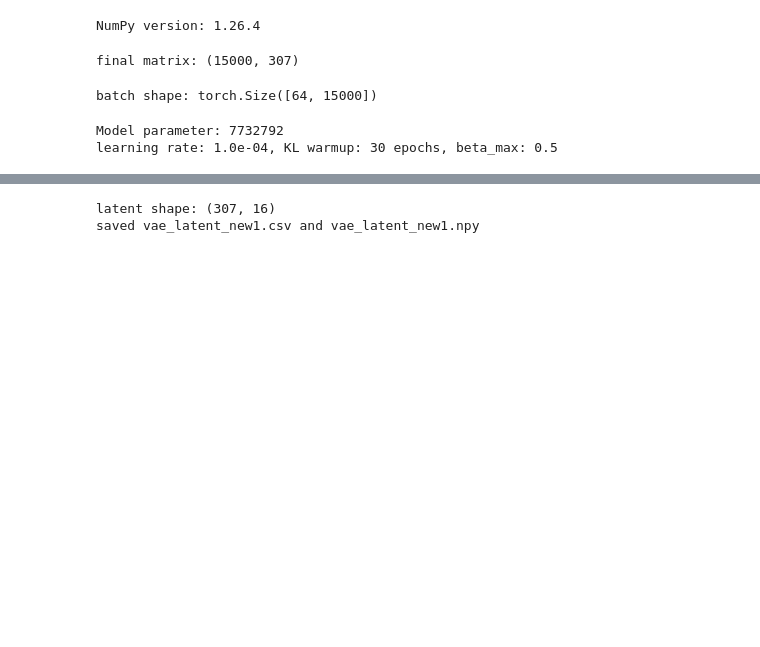
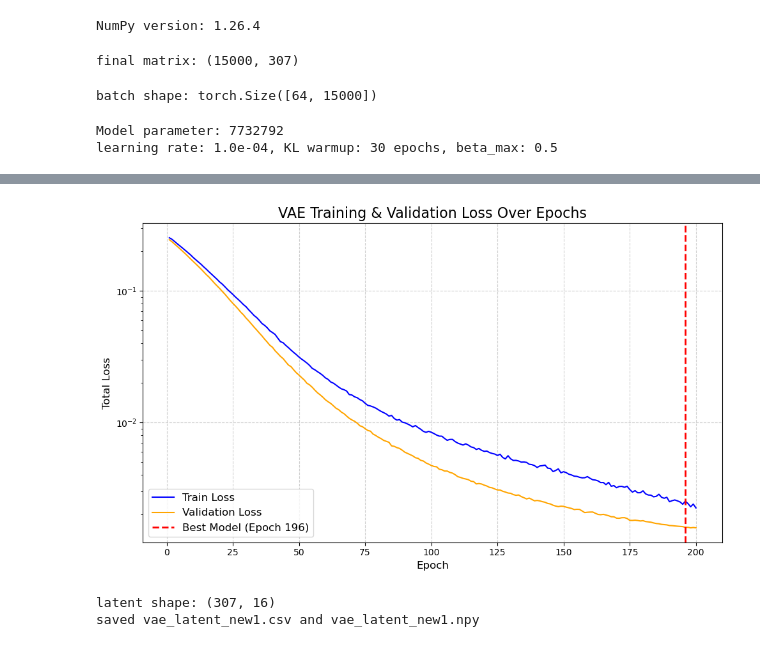
Before and after one commit to christinaruilin/VAE_clustering_model, a Jupyter notebook: VAEModel/VAE.ipynb, the cells around one changed output, grey strips where cells are left out. Drawn from its saved outputs; the diff is of its cells as text; code cells hidden in the pictures; blank space fills up the shorter version.

```diff
--- a/VAEModel/VAE.ipynb
+++ b/VAEModel/VAE.ipynb
@@ -22,9 +22,9 @@ print('NumPy version:', np.__version__)
 NumPy version: 1.26.4
 # %%
 from scipy import sparse
-tfidf_sparse = sparse.load_npz('preprocessed_cutntag_final2.npz')
-cell_names = Path('filtered_cells_final2.txt').read_text().splitlines()
-peak_names = Path('filtered_peaks_final2.txt').read_text().splitlines()
+tfidf_sparse = sparse.load_npz('/Users/christina/Desktop/ResearchBioe/New_preprocessing_method_train01/preprocessed_cutntag_final2.npz')
+cell_names = Path('/Users/christina/Desktop/ResearchBioe/New_preprocessing_method_train01/filtered_cells_final2.txt').read_text().splitlines()
+peak_names = Path('/Users/christina/Desktop/ResearchBioe/New_preprocessing_method_train01/filtered_peaks_final2.txt').read_text().splitlines()
 
 print('final matrix:', tfidf_sparse.shape)
 # %% [output]
@@ -219,0 +220,83 @@ Epoch 200/200 | Train: 0.0028 | Val: 0.0015 | Beta: 0.50
+# %%
+# Step 12：training loop with KL warmup and early stopping
+best_val = float('inf')
+best_epoch = 0
+epochs_since_improve = 0
+
+
+train_loss_history = []
+val_loss_history = []
+
+
+for epoch in range(1, num_epochs + 1):
+    model.train()
+    train_losses = []
+    for batch in train_loader:
+        batch = batch.to(device)
+        optimizer.zero_grad()
+        recon, mu, logvar = model(batch)
+        loss = vae_loss(recon, batch, mu, logvar, beta=beta)
+        loss.backward()
+        torch.nn.utils.clip_grad_norm_(model.parameters(), max_norm=1.0)
+        optimizer.step()
+        train_losses.append(loss.item())
+
+    model.eval()
+    val_losses = []
+    with torch.no_grad():
+        for batch in val_loader:
+            batch = batch.to(device)
+            recon, mu, logvar = model(batch)
+            val_loss = vae_loss(recon, batch, mu, logvar, beta=beta)
+            val_losses.append(val_loss.item())
+
+    train_loss = float(np.mean(train_losses))
+    val_loss = float(np.mean(val_losses))
+
+
+    train_loss_history.append(train_loss)
+    val_loss_history.append(val_loss)
+
+
+    print(f'Epoch {epoch:03d}/{num_epochs} | Train: {train_loss:.4f} | Val: {val_loss:.4f} | Beta: {beta:.2f}')
+
+    if val_loss < best_val - 1e-4:
+        best_val = val_loss
+        best_epoch = epoch
+        torch.save(model.state_dict(), best_state_path)
+        epochs_since_improve = 0
+        print(f'  -> new best model save as {best_state_path}')
+    else:
+        epochs_since_improve += 1
+        if epochs_since_improve >= patience:
+            print(f'early stop best epoch {best_epoch:03d}，Val Loss {best_val:.4f}')
+            break
+
+    if epoch <= warmup_epochs:
+        beta = min(beta_max, beta + beta_increment)
+
+
+print("\nTraining complete. Plotting losses...")
+
+plt.figure(figsize=(10, 6))
+
+plt.plot(range(1, len(train_loss_history) + 1), train_loss_history, label='Train Loss', color='blue')
+
+plt.plot(range(1, len(val_loss_history) + 1), val_loss_history, label='Validation Loss', color='orange')
+
+
+if best_epoch > 0:
+    plt.axvline(x=best_epoch, color='red', linestyle='--', linewidth=2, label=f'Best Model (Epoch {best_epoch})')
+
+plt.title('VAE Training & Validation Loss Over Epochs', fontsize=16)
+plt.xlabel('Epoch', fontsize=12)
+plt.ylabel('Total Loss', fontsize=12)
+
+plt.yscale('log')
+plt.legend(fontsize=12)
+plt.grid(True, linestyle='--', alpha=0.6)
+plt.tight_layout()
+
+plt.savefig('vae_loss_curve.png', dpi=150)
+plt.show()
+# %% [output]
@@ -220,3 +320,4 @@ Epoch 200/200 | Train: 0.0028 | Val: 0.0015 | Beta: 0.50
+[figure, added]
 # %%
 # Step 13：load best model and extract latent representations
 model.load_state_dict(torch.load(best_state_path, map_location=device))
```
Also changed, not shown: parts of 4 cells of this notebook.
